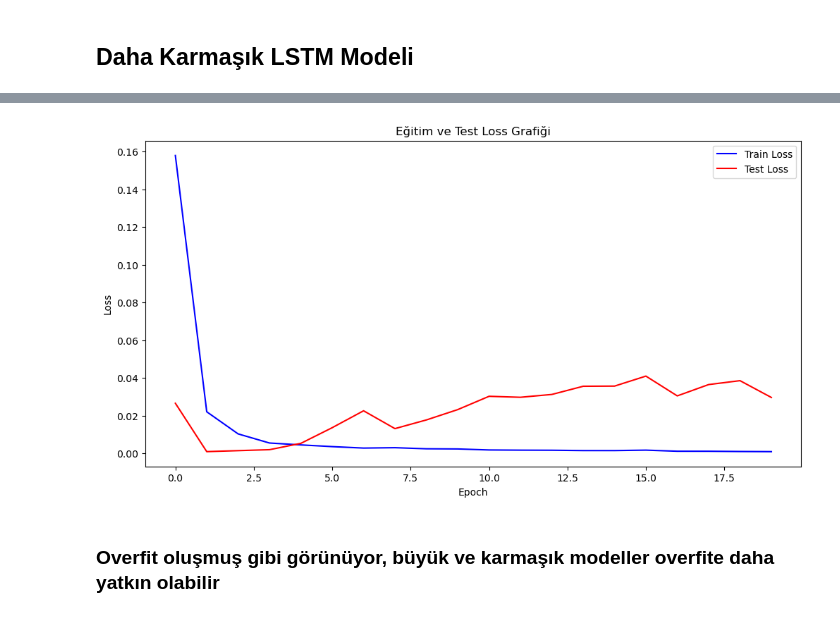
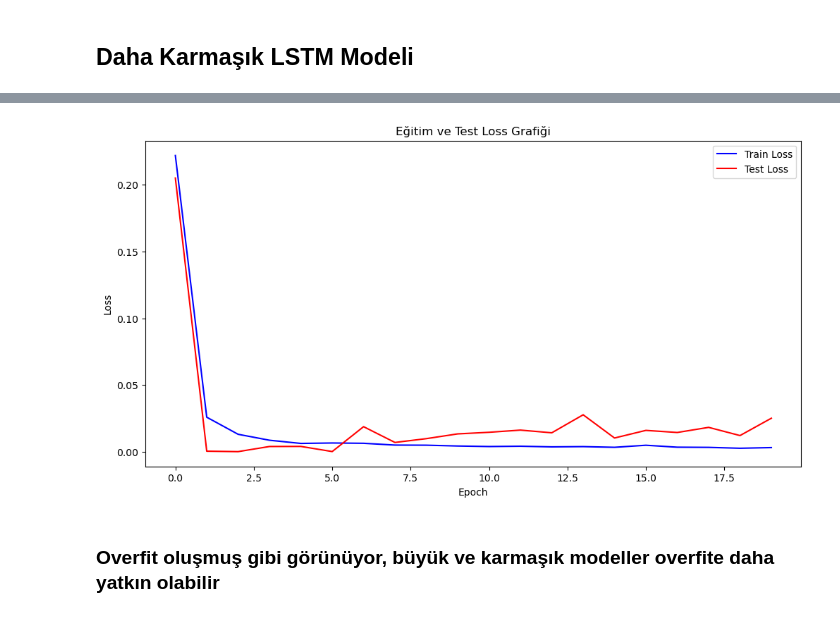
Before and after one commit to Hasancelik1/projects, a Jupyter notebook: globe.ipynb, the cells around one changed output, grey strips where cells are left out. Saved outputs shown, nothing was run; the diff lists cells and outputs as text; code cells hidden in the pictures.

```diff
--- a/globe.ipynb
+++ b/globe.ipynb
@@ -369,9 +339,8 @@ complicated_lstm_model = Sequential([
     Dropout(0.3),
     LSTM(32, activation='relu'),
     Dropout(0.2),
-    Dense(64, activation='relu'),
-    Dense(32, activation='relu'),
-    Dense(1)  # Tek bir tahmin çıktısı
+    Dense(16, activation='relu'),
+    Dense(1)
 ])
 
 # Modeli derle
@@ -391,14 +348,11 @@ class LossHistory_Complicated_LSTM(tf.keras.callbacks.Callback):
 # %%
-# Loss callback nesnesi
-loss_callback = LossHistory_Complicated_LSTM()
 
 # Modeli eğit
-history = complicated_lstm_model.fit(
+comp_lstm_history = complicated_lstm_model.fit(
     X_train, y_train,
     epochs=20,
     batch_size=32,
-    validation_data=(X_test, y_test),
-    callbacks=[loss_callback]
+    validation_data=(X_test, y_test)
 )
 # %% [output]
 Epoch 1/20
@@ -421,15 +375,19 @@ Epoch 20/20
 # %%
-# Train ve Test Loss grafiği
+train_loss = comp_lstm_history.history['loss']       # Eğitim loss değerleri
+test_loss = comp_lstm_history.history['val_loss']   # Validation loss değerleri
+
+# Loss grafiğini çizdir
+
 plt.figure(figsize=(12, 6))
-plt.plot(loss_callback.train_loss_history, label='Train Loss', color='blue')  # Callback içindeki train loss
-plt.plot(loss_callback.test_loss_history, label='Test Loss', color='red')    # Callback içindeki test loss
+plt.plot(train_loss, label='Train Loss', color='blue')
+plt.plot(test_loss, label='Test Loss', color='red')
 plt.title("Eğitim ve Test Loss Grafiği")
 plt.xlabel("Epoch")
 plt.ylabel("Loss")
 plt.legend()
 plt.show()
 # %% [output]
-[figure, old version]
+[figure, new version]
 # %% [markdown]
 ### Overfit oluşmuş gibi görünüyor, büyük ve karmaşık modeller overfite daha yatkın olabilir
 # %%
```
Also changed, not shown: parts of 34 cells of this notebook.
